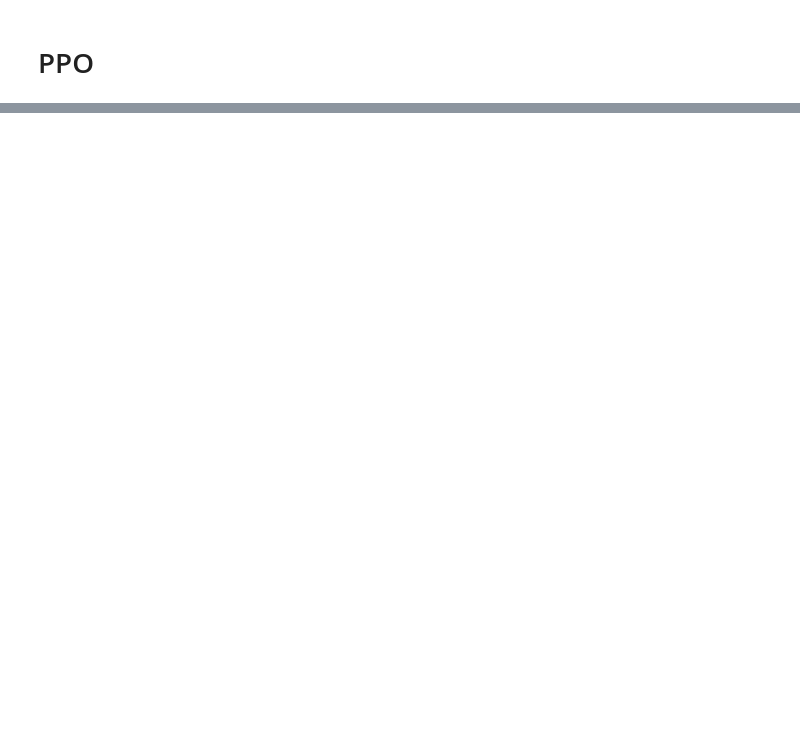
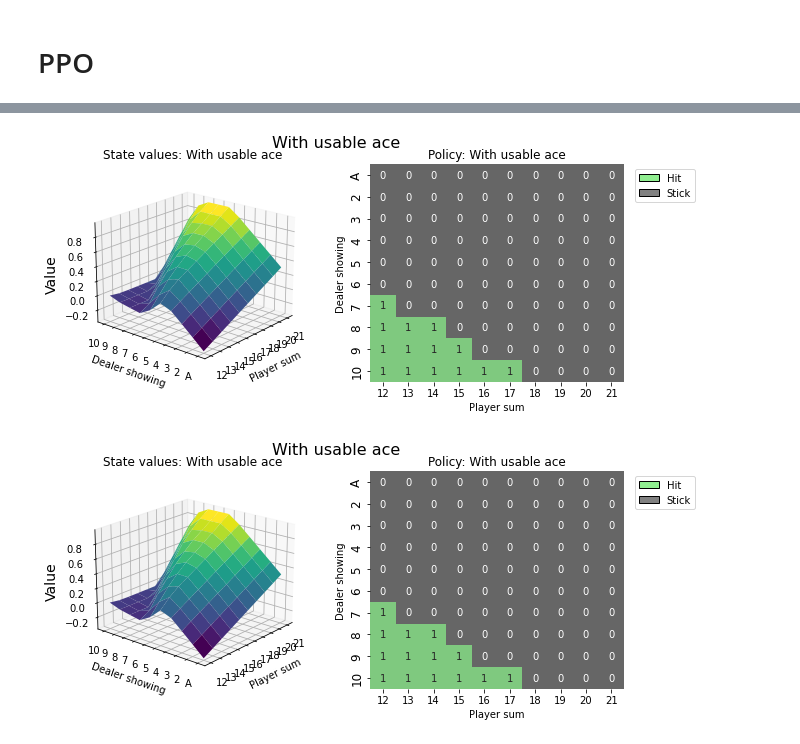
Before and after one commit to steveksh/Black-Jack-RL, a Jupyter notebook: game/notebooks/ppo.ipynb, the cells around one changed output, grey strips where cells are left out. Saved outputs shown, nothing was run; the diff lists cells and outputs as text; code cells hidden in the pictures; blank space fills up the shorter version.

```diff
--- a/game/notebooks/ppo.ipynb
+++ b/game/notebooks/ppo.ipynb
@@ -114,0 +294,10 @@ Epoch 1900 | Avg Return: -2.50
+# %%
+from modules.utils import *
+
+value_grid, policy_grid = agent.get_value_policy_grid()
+np.save('../checkpoints/PPO_No_Counting_Cards.npy', policy_grid)
+# %%
+create_plots(value_grid, policy_grid, title="With usable ace")
+# %% [output]
+[figure, added]
+[figure, added]
```
Also changed, not shown: parts of 8 cells of this notebook, 15 other files.
